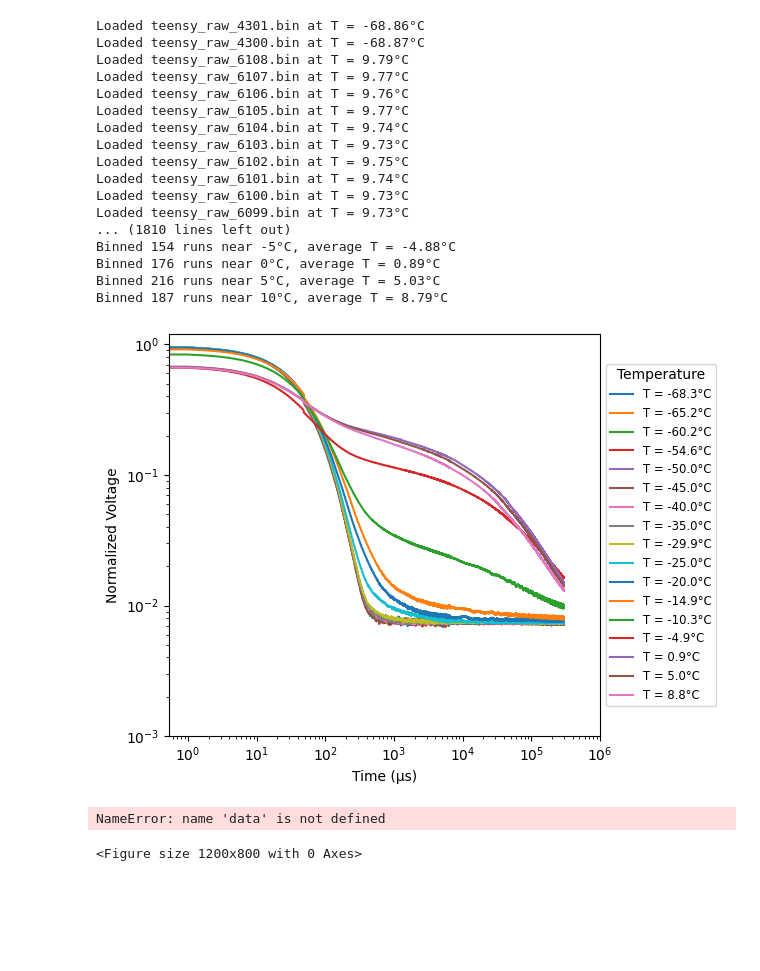
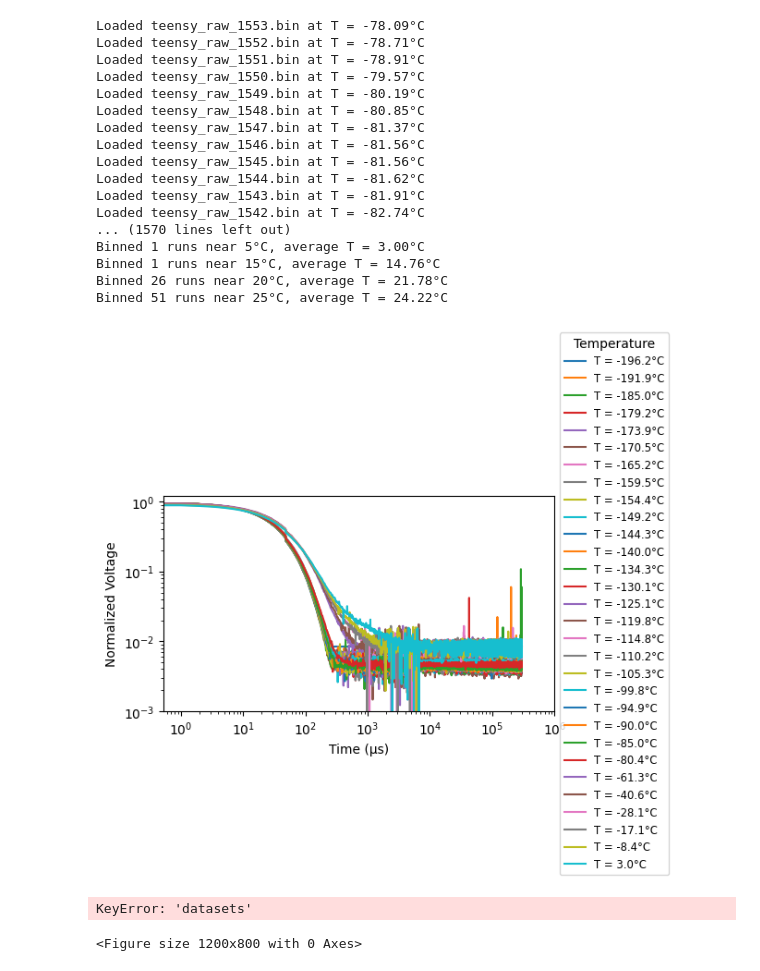
Before and after one commit to kylewapcs/cryopreservation, a Jupyter notebook: merge_kyle_data_and_save.ipynb, the cells around one changed output. Cells and saved outputs as stored; diff of their text form; code cells hidden in the pictures; blank space fills up the shorter version.

Commit message:
fixed temp formula, added inverse quartic pt1000 formula

```diff
--- a/merge_kyle_data_and_save.ipynb
+++ b/merge_kyle_data_and_save.ipynb
@@ -4,9 +4,10 @@ import struct
 import os
 import json
 import zipfile
+from scipy.optimize import root_scalar
 
 # ---- EDIT THIS ----
-zip_path = r'C:\Users\klipk\Downloads\test6_logs\teensy_raw_4301.zip'  # Path to your ZIP file
+zip_path = r'C:\Users\klipk\Downloads\test7_logs\teensy_raw_1553.zip'  # Path to your ZIP file
 bin_base = 'teensy_raw_'  # Base file name inside the ZIP
 
 # ---- CONSTANTS: must match Arduino/Python ----
@@ -27,13 +28,32 @@ BYTES_AG    = 4
 
 TOTAL_BYTES = BYTES_H + BYTES_TH + BYTES_L + BYTES_TL1 + BYTES_TL2 + BYTES_AG
 
-def pt1000_lookup(R):
-    T_ref = np.array([-79, -70, -60, -50, -40, -30,
-                      -20, -10, 0, 10, 20, 30])
-    R_ref = np.array([687.30, 723.30, 763.30, 803.10,
-                      842.70, 882.20, 921.60, 960.90,
-                      1000.00, 1039.00, 1077.90, 1116.70])
-    return np.interp(R, R_ref, T_ref)
+R0 = 1000.0  # Ohms for Pt1000
+A = 3.9083e-3
+B = -5.775e-7
+C_neg = -4.183e-12  # Only used for T < 0
+
+def pt1000_lookup(R_measured):
+    """
+    Given resistance R in ohms, return the corresponding temperature in °C
+    using the inverse of the Callendar–Van Dusen equation for Pt1000.
+    """
+    def R_of_T(T):
+        C = C_neg if T < 0 else 0.0
+        return R0 * (1 + A*T + B*T**2 + C*(T - 100)*T**3)
+
+    # Define the root function: R(T) - R_measured = 0
+    def residual(T):
+        return R_of_T(T) - R_measured
+
+    # Try solving between -200°C and 850°C (valid for Pt1000)
+    sol = root_scalar(residual, bracket=[-200, 850], method='brentq')
+
+    if sol.converged:
+        return sol.root
+    else:
+        return None  # Or raise an error if desired
+
 
 def parse_teensy_bin(raw):
     idx = 0
@@ -123,43 +143,43 @@ for T_bin in sorted(binned.keys()):
 
 # Now results contains averaged time, voltage, and temperature per 5°C bin
 # %% [output]
-Loaded teensy_raw_4301.bin at T = -68.86°C
-Loaded teensy_raw_4300.bin at T = -68.87°C
-Loaded teensy_raw_6108.bin at T = 9.79°C
-Loaded teensy_raw_6107.bin at T = 9.77°C
-Loaded teensy_raw_6106.bin at T = 9.76°C
-Loaded teensy_raw_6105.bin at T = 9.77°C
-Loaded teensy_raw_6104.bin at T = 9.74°C
-Loaded teensy_raw_6103.bin at T = 9.73°C
-Loaded teensy_raw_6102.bin at T = 9.75°C
-Loaded teensy_raw_6101.bin at T = 9.74°C
-Loaded teensy_raw_6100.bin at T = 9.73°C
-Loaded teensy_raw_6099.bin at T = 9.73°C
-... (1810 lines left out)
-Binned 154 runs near -5°C, average T = -4.88°C
-Binned 176 runs near 0°C, average T = 0.89°C
-Binned 216 runs near 5°C, average T = 5.03°C
-Binned 187 runs near 10°C, average T = 8.79°C
+Loaded teensy_raw_1553.bin at T = -78.09°C
+Loaded teensy_raw_1552.bin at T = -78.71°C
+Loaded teensy_raw_1551.bin at T = -78.91°C
+Loaded teensy_raw_1550.bin at T = -79.57°C
+Loaded teensy_raw_1549.bin at T = -80.19°C
+Loaded teensy_raw_1548.bin at T = -80.85°C
+Loaded teensy_raw_1547.bin at T = -81.37°C
+Loaded teensy_raw_1546.bin at T = -81.56°C
+Loaded teensy_raw_1545.bin at T = -81.56°C
+Loaded teensy_raw_1544.bin at T = -81.62°C
+Loaded teensy_raw_1543.bin at T = -81.91°C
+Loaded teensy_raw_1542.bin at T = -82.74°C
+... (1570 lines left out)
+Binned 1 runs near 5°C, average T = 3.00°C
+Binned 1 runs near 15°C, average T = 14.76°C
+Binned 26 runs near 20°C, average T = 21.78°C
+Binned 51 runs near 25°C, average T = 24.22°C
 # %%
 import matplotlib.pyplot as plt
 
 # Plot all bins with T < -30°C (adjust as needed)
 for tgg, Vgg, Tgg in results:
     tgg = np.asarray(tgg).flatten()
     Vgg = np.asarray(Vgg).flatten()
-    if Tgg < 40:
+    if Tgg < 10:
         plt.plot(tgg, Vgg / 3.3, label=f'T = {Tgg:3.1f}°C')
 plt.xscale('log')
 plt.yscale('log')
 plt.xlim(0, 1e6)
 plt.ylim(1e-3, 1.2)
 plt.xlabel("Time (μs)")
 plt.ylabel("Normalized Voltage")
 plt.legend(title="Temperature", loc="center left", bbox_to_anchor=(1, 0.5), fontsize='small')
 plt.tight_layout()
 plt.show()
 # %% [output]
-[figure, old version]
+[figure, new version]
 # %%
 # Focus on the critical temperature range for sucrose
 plt.figure(figsize=(12, 8))
@@ -181,5 +201,5 @@ plt.legend()
 plt.grid(True, alpha=0.3)
 plt.show()
 # %% [output]
-NameError: name 'data' is not defined
+KeyError: 'datasets'
 <Figure size 1200x800 with 0 Axes>
```
Also changed, not shown: parts of 1 cell of this notebook, 3 other files.
